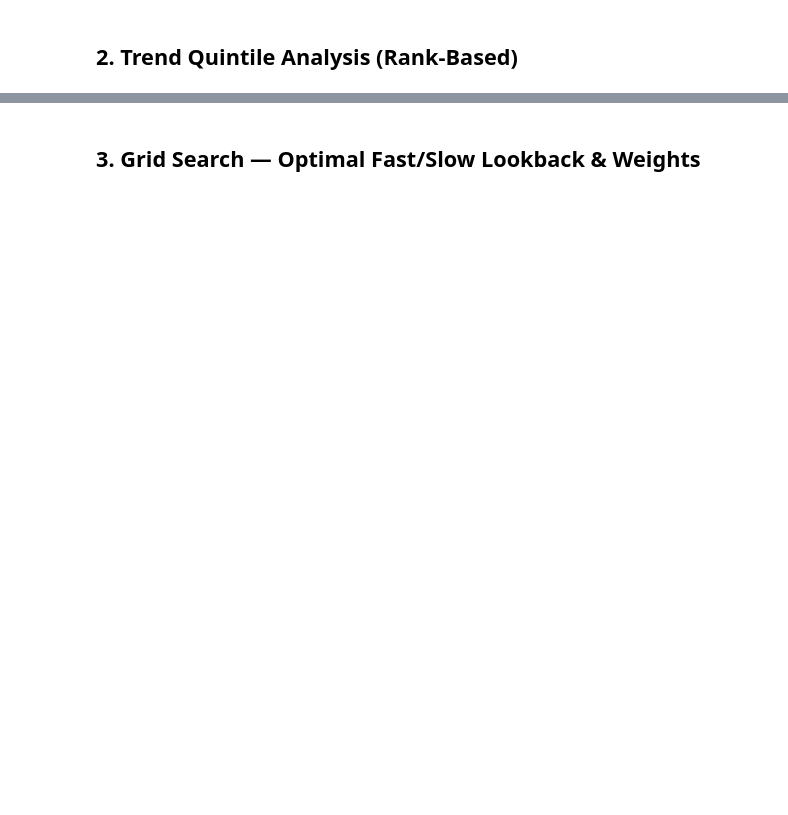
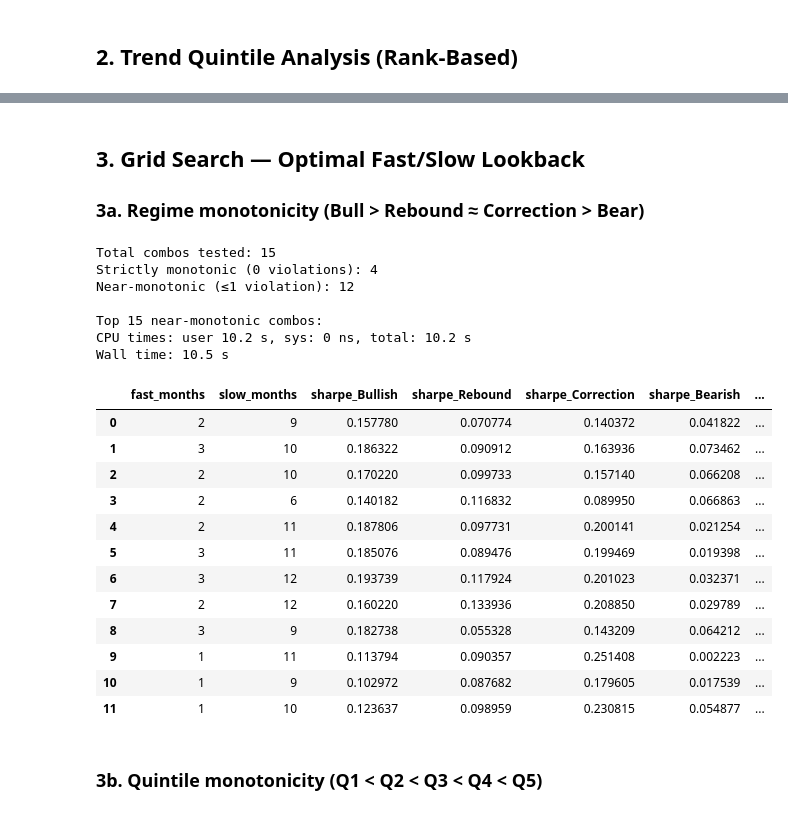
Before and after one commit to mlbhl/trend-quadrant, a Jupyter notebook: visualize.ipynb, the cells around one changed output, grey strips where cells are left out. Cells and saved outputs as stored; diff of their text form; code cells hidden in the pictures; blank space fills up the shorter version.

Commit message:
Add regime monotonicity grid search

```diff
--- a/visualize.ipynb
+++ b/visualize.ipynb
@@ -209,5 +214,52 @@ plt.show()
 # %% [markdown]
-## 3. Grid Search — Optimal Fast/Slow Lookback & Weights
+## 3. Grid Search — Optimal Fast/Slow Lookback
+
+### 3a. Regime monotonicity (Bull > Rebound ≈ Correction > Bear)
+# %%
+%%time
+# Grid search: regime sharpe monotonicity
+# Ideal: Bullish > Rebound ≈ Correction > Bearish (in next-month sharpe)
+# Violations counted (max 4): bull>rebound, bull>corr, rebound>bear, corr>bear
+regime_grid = grid_search_regime(
+    monthly_ret_multi,
+    fast_list=[1, 2, 3],
+    slow_list=[6, 9, 10, 11, 12],
+)
+
+n_mono_r = regime_grid["is_monotonic"].sum()
+n_near_r = (regime_grid["regime_violations"] <= 1).sum()
+print(f"Total combos tested: {len(regime_grid)}")
+print(f"Strictly monotonic (0 violations): {n_mono_r}")
+print(f"Near-monotonic (≤1 violation): {n_near_r}")
+
+near_regime = regime_grid[regime_grid["regime_violations"] <= 1]
+print(f"\nTop 15 near-monotonic combos:")
+near_regime[["fast_months", "slow_months",
+             "sharpe_Bullish", "sharpe_Rebound", "sharpe_Correction", "sharpe_Bearish",
+             "bull_bear_spread", "regime_violations"]].head(15)
+# %% [output]
+Total combos tested: 15
+Strictly monotonic (0 violations): 4
+Near-monotonic (≤1 violation): 12
+
+Top 15 near-monotonic combos:
+CPU times: user 10.2 s, sys: 0 ns, total: 10.2 s
+Wall time: 10.5 s
+|  | fast_months | slow_months | sharpe_Bullish | sharpe_Rebound | sharpe_Correction | sharpe_Bearish | ... |
+| 0 | 2 | 9 | 0.157780 | 0.070774 | 0.140372 | 0.041822 | ... |
+| 1 | 3 | 10 | 0.186322 | 0.090912 | 0.163936 | 0.073462 | ... |
+| 2 | 2 | 10 | 0.170220 | 0.099733 | 0.157140 | 0.066208 | ... |
+| 3 | 2 | 6 | 0.140182 | 0.116832 | 0.089950 | 0.066863 | ... |
+| 4 | 2 | 11 | 0.187806 | 0.097731 | 0.200141 | 0.021254 | ... |
+| 5 | 3 | 11 | 0.185076 | 0.089476 | 0.199469 | 0.019398 | ... |
+| 6 | 3 | 12 | 0.193739 | 0.117924 | 0.201023 | 0.032371 | ... |
+| 7 | 2 | 12 | 0.160220 | 0.133936 | 0.208850 | 0.029789 | ... |
+| 8 | 3 | 9 | 0.182738 | 0.055328 | 0.143209 | 0.064212 | ... |
+| 9 | 1 | 11 | 0.113794 | 0.090357 | 0.251408 | 0.002223 | ... |
+| 10 | 1 | 9 | 0.102972 | 0.087682 | 0.179605 | 0.017539 | ... |
+| 11 | 1 | 10 | 0.123637 | 0.098959 | 0.230815 | 0.054877 | ... |
+# %% [markdown]
+### 3b. Quintile monotonicity (Q1 < Q2 < Q3 < Q4 < Q5)
 # %%
 %%time
 # Grid search: find combo that maximizes Q5-Q1 Sharpe spread
```
Also changed, not shown: parts of 10 cells of this notebook, 1 other file.
